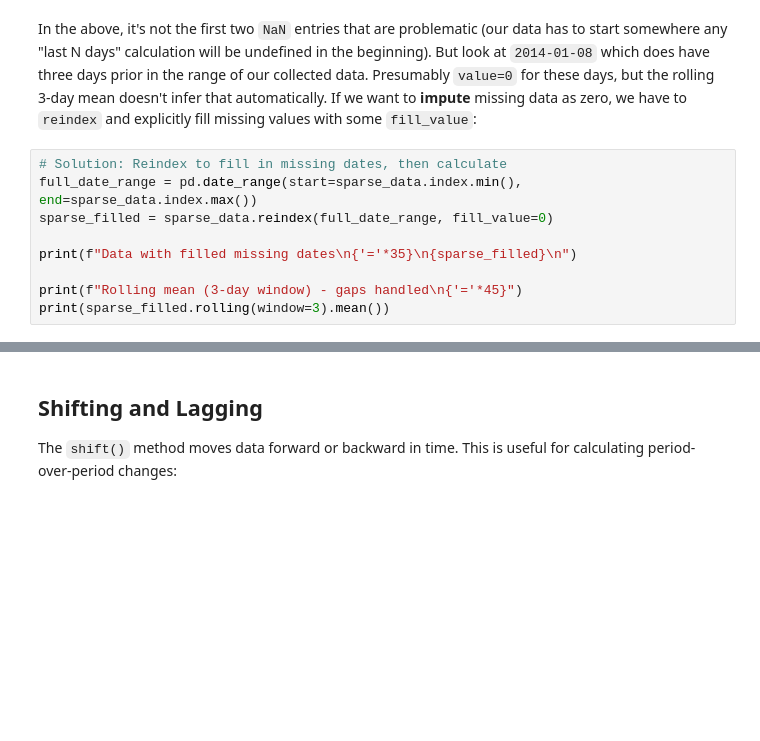
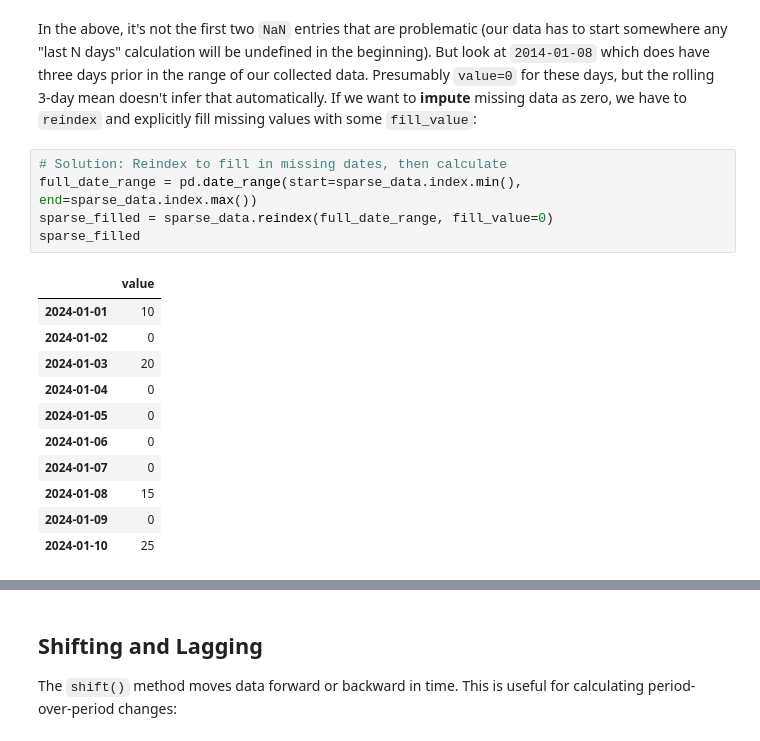
Before and after one commit to ChapmanMSBA/bus675_s26, a Jupyter notebook: lectures/Lecture_06_Time_Series_Geospatial.ipynb, the cells around one changed output, grey strips where cells are left out. Saved outputs shown, nothing was run; the diff lists cells and outputs as text; blank space fills up the shorter version.

```diff
--- a/lectures/Lecture_06_Time_Series_Geospatial.ipynb
+++ b/lectures/Lecture_06_Time_Series_Geospatial.ipynb
@@ -651,9 +766,17 @@ In the above, it's not the first two `NaN` entries that are problematic (our dat
 # %%
 # Solution: Reindex to fill in missing dates, then calculate
 full_date_range = pd.date_range(start=sparse_data.index.min(), end=sparse_data.index.max())
 sparse_filled = sparse_data.reindex(full_date_range, fill_value=0)
-
-print(f"Data with filled missing dates\n{'='*35}\n{sparse_filled}\n")
-
-print(f"Rolling mean (3-day window) - gaps handled\n{'='*45}")
-print(sparse_filled.rolling(window=3).mean())
+sparse_filled
+# %% [output]
+|  | value |
+| 2024-01-01 | 10 |
+| 2024-01-02 | 0 |
+| 2024-01-03 | 20 |
+| 2024-01-04 | 0 |
+| 2024-01-05 | 0 |
+| 2024-01-06 | 0 |
+| 2024-01-07 | 0 |
+| 2024-01-08 | 15 |
+| 2024-01-09 | 0 |
+| 2024-01-10 | 25 |
```
Also changed, not shown: parts of 26 cells of this notebook, 3 other files.
